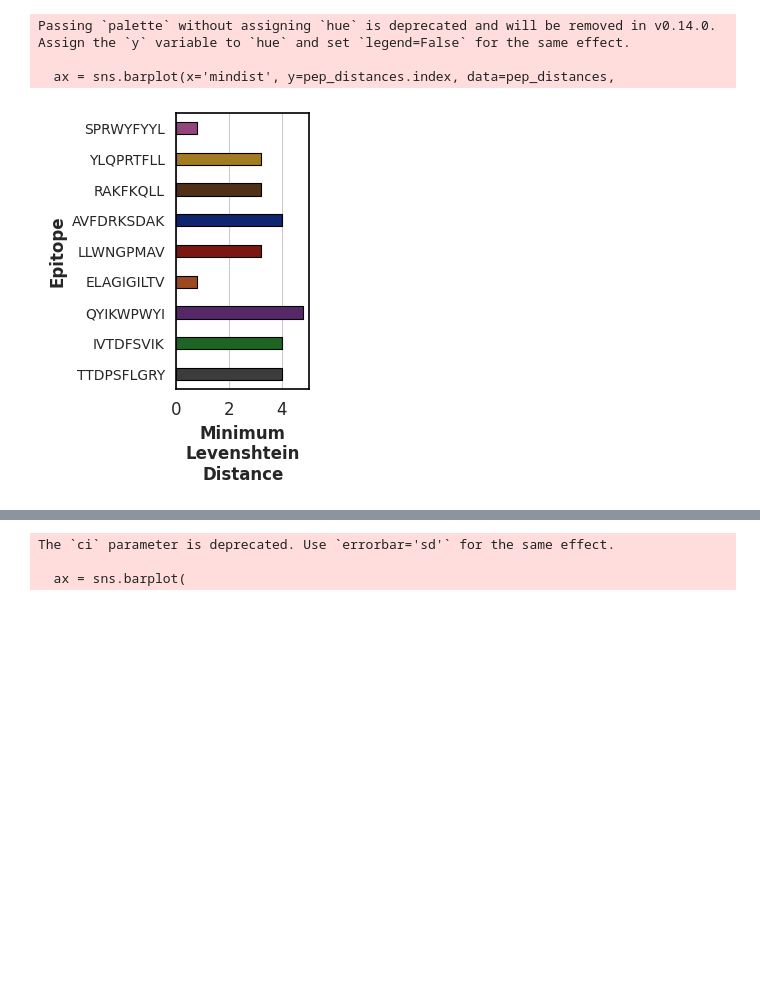
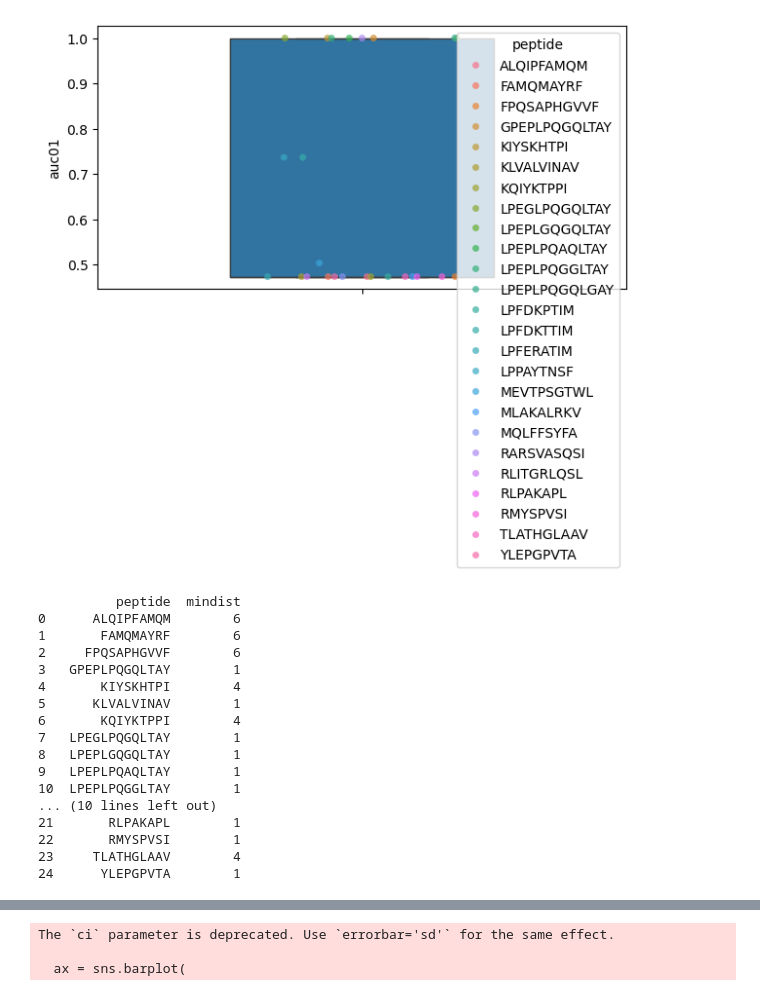
Before and after one commit to chagas98/MatchImmNet, a Jupyter notebook: notebooks/pred_analysis.ipynb, the cells around one changed output, grey strips where cells are left out. Drawn from its saved outputs; the diff is of its cells as text; code cells hidden in the pictures; blank space fills up the shorter version.

```diff
--- a/notebooks/pred_analysis.ipynb
+++ b/notebooks/pred_analysis.ipynb
@@ -146,3 +150,32 @@ Error:
+# %%
+df = pd.read_csv("/home/samuel.assis/MatchImm/MatchImmNet/developments/increase_dataset_1217_neg3_bs16_lr1.0_v3/GIN_cn1_ce1_neg3_atchley_dp03/summary_test_results_AVFDRKSDAK.csv")
+
+#box plot auc01
+plt.figure(figsize=(7, 3.5))  # single-column figure (NeurIPS size)
+
+# --- Boxplot ---
+ax = sns.boxplot(
+    data=df,
+    y='auc01',
+    showfliers=False,
+    width=0.5
+)
+
+# --- Overlay individual points as jitter plot ---
+sns.stripplot(
+    data=df,
+    y='auc01',
+    hue='peptide',
+    dodge=False,
+    alpha=0.7,
+    size=5,
+    jitter=0.18,
+    ax=ax
+)
+
+plt.show()
+# %% [output]
+[figure, added]
 # %%
 from Levenshtein import distance as levenshtein_distance
 import numpy as np
@@ -155,7 +188,9 @@ def peptide_levenshtein(peptides, peptides_dataset):
         update_pep_dataset = [ref for ref in peptides_dataset if ref != pep]
         distances[pep] = np.min([levenshtein_distance(pep, ref) for ref in update_pep_dataset])
 
+
     df = pd.DataFrame.from_dict(distances, orient='index', columns=['mindist'])
+
     return df
 
 def distance_barplot(pep_distances):
@@ -186,18 +221,36 @@ def distance_barplot(pep_distances):
     plt.show()
 
 
-summary = pd.read_csv("/home/samuel.assis/MatchImm/MatchImmNet/developments/increase_dataset_1217_neg1/cangin_neg1_esm3_dp03/results_CrossAttentionNodesGIN_20251217_summary.csv")
+summary = pd.read_csv("/home/samuel.assis/MatchImm/MatchImmNet/developments/increase_dataset_1217_neg3_bs16_lr1.0_v3/GIN_cn1_ce1_neg3_atchley_dp03/summary_test_results_AVFDRKSDAK.csv")
 peptides = summary['peptide'].tolist()
 dataset_af_score2 = pd.read_csv("/home/samuel.assis/MatchImm/MatchImmNet/data/01-raw/AF_vdjdb_score2_wojust10x_20251217.csv")
 dataset_af_score3 = pd.read_csv("/home/samuel.assis/MatchImm/MatchImmNet/data/01-raw/AF_vdjdb_score3_20251212.csv")
 dataset_pdb = pd.read_csv("/home/samuel.assis/MatchImm/MatchImmNet/data/02-processed/tcr3d_20251004_renamed.csv")
-
+test_dataset = pd.read_csv("/home/samuel.assis/MatchImm/MatchImmNet/data/02-processed/test_diff_1217_0105wo10x.csv")
 reference = dataset_af_score2['peptide'].tolist() + dataset_pdb['epitope'].tolist() + dataset_af_score3['peptide'].tolist()
 
-df = peptide_levenshtein(peptides, reference)
+df = peptide_levenshtein(peptides, reference).reset_index().rename(columns={'index':'peptide'})
+
+print(df)
+
+summary.merge(df).to_csv("GIN_cn1_ce1_neg3_atchley_dp03_summary_with_levenshtein_distance.csv", index=False)
+
 distance_barplot(df)
 # %% [output]
-Passing `palette` without assigning `hue` is deprecated and will be removed in v0.14.0. Assign the `y` variable to `hue` and set `legend=False` for the same effect.
-
-  ax = sns.barplot(x='mindist', y=pep_distances.index, data=pep_distances,
+          peptide  mindist
+0      ALQIPFAMQM        6
+1       FAMQMAYRF        6
+2     FPQSAPHGVVF        6
+3   GPEPLPQGQLTAY        1
+4       KIYSKHTPI        4
+5      KLVALVINAV        1
+6       KQIYKTPPI        4
+7   LPEGLPQGQLTAY        1
+8   LPEPLGQGQLTAY        1
+9   LPEPLPQAQLTAY        1
+10  LPEPLPQGGLTAY        1
+... (10 lines left out)
+21       RLPAKAPL        1
+22       RMYSPVSI        1
+23     TLATHGLAAV        4
+24      YLEPGPVTA        1
-[figure, removed]
```
Also changed, not shown: parts of 3 cells of this notebook, 26 other files.
